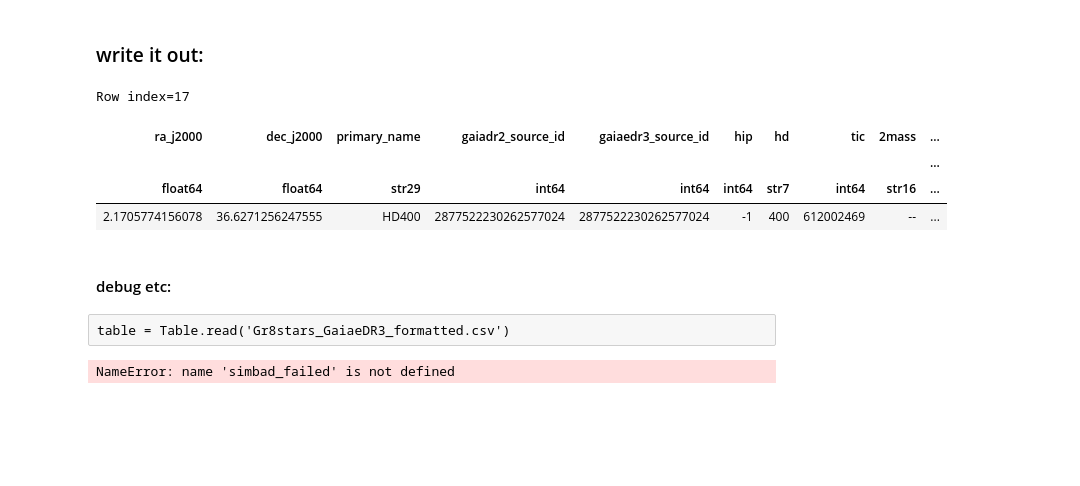
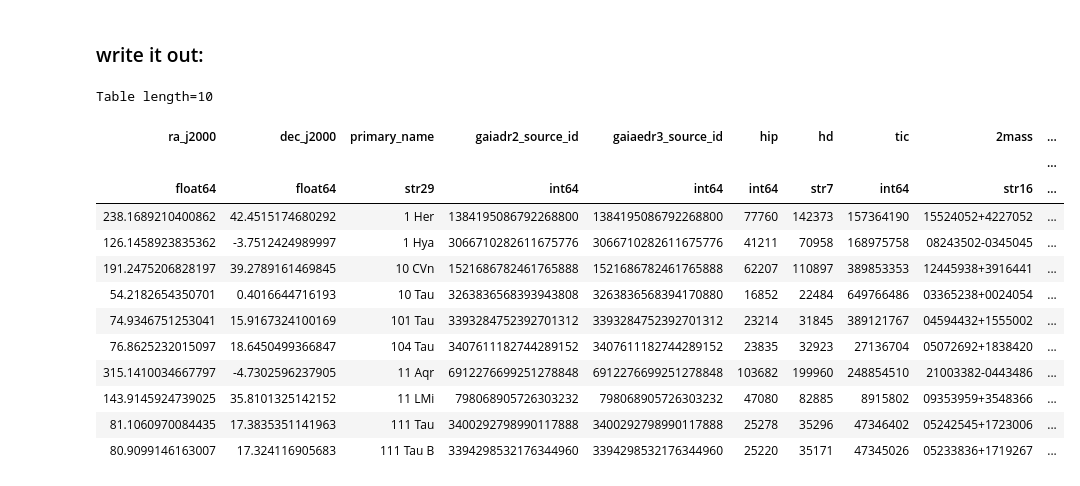
Before and after one commit to megbedell/gr8stars, a Jupyter notebook: data_munging.ipynb, the cells around one changed output. Saved outputs shown, nothing was run; the diff lists cells and outputs as text; code cells hidden in the pictures; blank space fills up the shorter version.

Commit message:
masked arrays and harps metadata

```diff
--- a/data_munging.ipynb
+++ b/data_munging.ipynb
@@ -243,0 +287,7 @@ table['spectrum_hires_snr'][bad] = 0
+# %%
+table.add_column(Column(name='spectrum_harps', dtype='<U29', length=len(table)))
+# %%
+table_with_harps = join(table, harps_table, keys='primary_name', join_type='left')
+# %%
+table_with_harps['spectrum_harps_nobs'].fill_value = 0
+table_with_harps['spectrum_harps_snr'].fill_value = 0.
@@ -243,0 +297,2 @@ table['spectrum_hires_snr'][bad] = 0
+# %%
+table = table_with_harps
@@ -244,10 +307,19 @@ table['spectrum_hires_snr'][bad] = 0
 # %% [markdown]
 ### write it out:
 # %%
-table[17]
+table[:10]
 # %% [output]
-Row index=17
+Table length=10
 | ra_j2000 | dec_j2000 | primary_name | gaiadr2_source_id | gaiaedr3_source_id | hip | hd | tic | 2mass | ... |
 |  |  |  |  |  |  |  |  |  | ... |
 | float64 | float64 | str29 | int64 | int64 | int64 | str7 | int64 | str16 | ... |
-| 2.1705774156078 | 36.6271256247555 | HD400 | 2877522230262577024 | 2877522230262577024 | -1 | 400 | 612002469 | -- | ... |
+| 238.1689210400862 | 42.4515174680292 | 1 Her | 1384195086792268800 | 1384195086792268800 | 77760 | 142373 | 157364190 | 15524052+4227052 | ... |
+| 126.1458923835362 | -3.7512424989997 | 1 Hya | 3066710282611675776 | 3066710282611675776 | 41211 | 70958 | 168975758 | 08243502-0345045 | ... |
+| 191.2475206828197 | 39.2789161469845 | 10 CVn | 1521686782461765888 | 1521686782461765888 | 62207 | 110897 | 389853353 | 12445938+3916441 | ... |
+| 54.2182654350701 | 0.4016644716193 | 10 Tau | 3263836568393943808 | 3263836568394170880 | 16852 | 22484 | 649766486 | 03365238+0024054 | ... |
+| 74.9346751253041 | 15.9167324100169 | 101 Tau | 3393284752392701312 | 3393284752392701312 | 23214 | 31845 | 389121767 | 04594432+1555002 | ... |
+| 76.8625232015097 | 18.6450499366847 | 104 Tau | 3407611182744289152 | 3407611182744289152 | 23835 | 32923 | 27136704 | 05072692+1838420 | ... |
+| 315.1410034667797 | -4.7302596237905 | 11 Aqr | 6912276699251278848 | 6912276699251278848 | 103682 | 199960 | 248854510 | 21003382-0443486 | ... |
+| 143.9145924739025 | 35.8101325142152 | 11 LMi | 798068905726303232 | 798068905726303232 | 47080 | 82885 | 8915802 | 09353959+3548366 | ... |
+| 81.1060970084435 | 17.3835351141963 | 111 Tau | 3400292798990117888 | 3400292798990117888 | 25278 | 35296 | 47346402 | 05242545+1723006 | ... |
+| 80.9099146163007 | 17.324116905683 | 111 Tau B | 3394298532176344960 | 3394298532176344960 | 25220 | 35171 | 47345026 | 05233836+1719267 | ... |
@@ -256,8 +325,0 @@ table.write('Gr8stars_GaiaeDR3_formatted.csv', overwrite=True)
-# %% [markdown]
-#### debug etc:
-# %% [raw]
-table = Table.read('Gr8stars_GaiaeDR3_formatted.csv')
-# %%
-table[np.isin(table['primary_name'].data,simbad_failed)]
-# %% [output]
-NameError: name 'simbad_failed' is not defined
```
Also changed, not shown: parts of 20 cells of this notebook, 1 other file.
